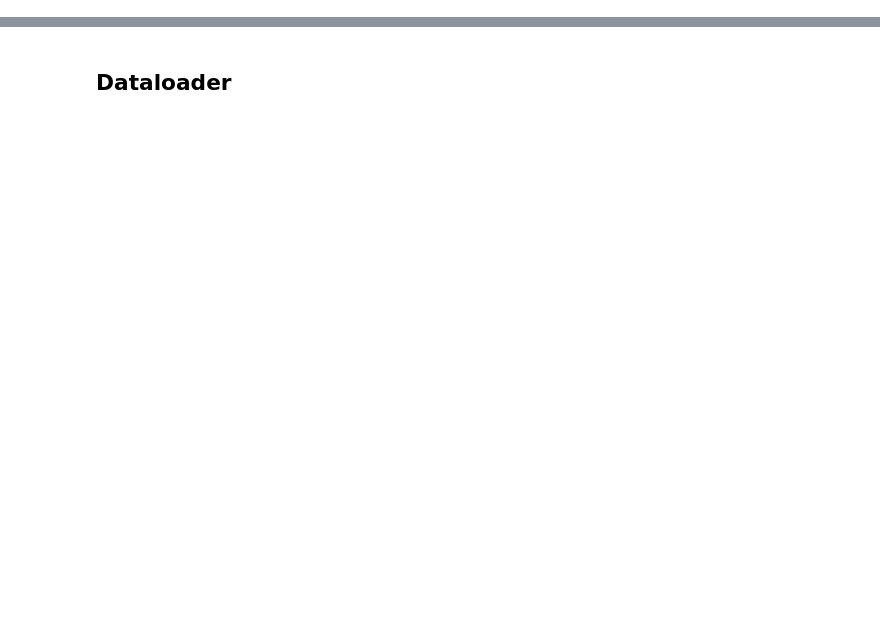
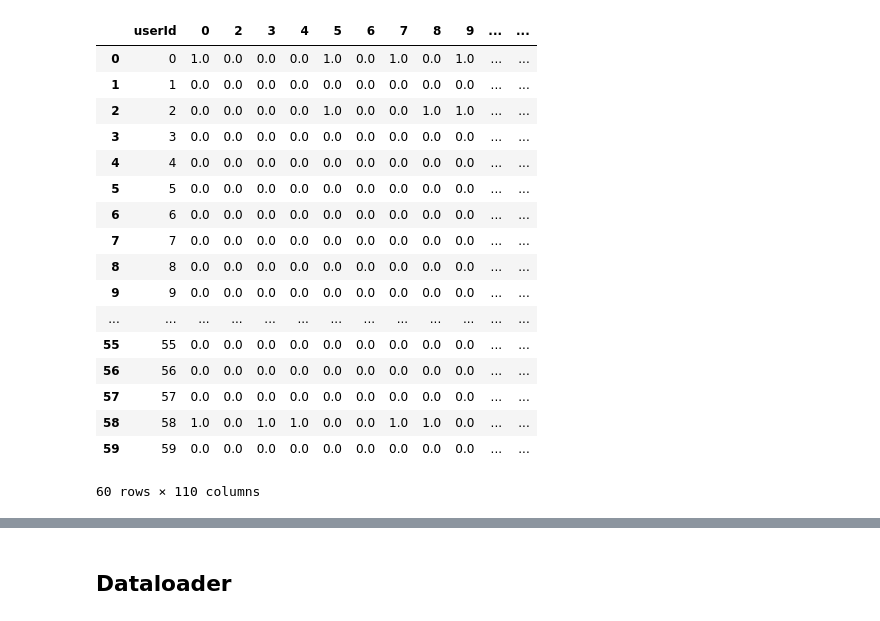
Before and after one commit to ML-Response-Unit/recsys_pipes, a Jupyter notebook: research/Training_Deep_AE.ipynb, the cells around one changed output, grey strips where cells are left out. Cells and saved outputs as stored; diff of their text form; code cells hidden in the pictures; blank space fills up the shorter version.

```diff
--- a/research/Training_Deep_AE.ipynb
+++ b/research/Training_Deep_AE.ipynb
@@ -19,13 +16,38 @@ from livelossplot import PlotLosses
 # %%
 from sklearn.model_selection import train_test_split
 
-data = pd.read_csv("../data/dataset.csv") * 10
+data = pd.read_csv("../data/dataset.csv")
+# data["interaction"] = 1
 data = pd.pivot_table(data, index="user_id", columns="car_id", values="interaction").reset_index().rename_axis(None, axis=1)
+data = data.fillna(0)
 data = data.rename(columns={"user_id":"userId"})
 
-train_data, test_data = data.iloc[:60], data.iloc[60:]
-train_data.to_csv("pivot_train.csv", index=False)
-test_data.to_csv("pivot_test.csv", index=False)
+test_split = 0.2
+
+train_data, test_data = data.iloc[:int(len(data) * (1-test_split))], data.iloc[:int(len(data) * test_split)]
+train_data.to_csv("../data/pivot_actions_train.csv", index=False)
+test_data.to_csv("../data/pivot_actions_test.csv", index=False)
+# %%
+train_data
+# %% [output]
+|  | userId | 0 | 2 | 3 | 4 | 5 | 6 | 7 | 8 | 9 | ... | ... |
+| 0 | 0 | 1.0 | 0.0 | 0.0 | 0.0 | 1.0 | 0.0 | 1.0 | 0.0 | 1.0 | ... | ... |
+| 1 | 1 | 0.0 | 0.0 | 0.0 | 0.0 | 0.0 | 0.0 | 0.0 | 0.0 | 0.0 | ... | ... |
+| 2 | 2 | 0.0 | 0.0 | 0.0 | 0.0 | 1.0 | 0.0 | 0.0 | 1.0 | 1.0 | ... | ... |
+| 3 | 3 | 0.0 | 0.0 | 0.0 | 0.0 | 0.0 | 0.0 | 0.0 | 0.0 | 0.0 | ... | ... |
+| 4 | 4 | 0.0 | 0.0 | 0.0 | 0.0 | 0.0 | 0.0 | 0.0 | 0.0 | 0.0 | ... | ... |
+| 5 | 5 | 0.0 | 0.0 | 0.0 | 0.0 | 0.0 | 0.0 | 0.0 | 0.0 | 0.0 | ... | ... |
+| 6 | 6 | 0.0 | 0.0 | 0.0 | 0.0 | 0.0 | 0.0 | 0.0 | 0.0 | 0.0 | ... | ... |
+| 7 | 7 | 0.0 | 0.0 | 0.0 | 0.0 | 0.0 | 0.0 | 0.0 | 0.0 | 0.0 | ... | ... |
+| 8 | 8 | 0.0 | 0.0 | 0.0 | 0.0 | 0.0 | 0.0 | 0.0 | 0.0 | 0.0 | ... | ... |
+| 9 | 9 | 0.0 | 0.0 | 0.0 | 0.0 | 0.0 | 0.0 | 0.0 | 0.0 | 0.0 | ... | ... |
+| ... | ... | ... | ... | ... | ... | ... | ... | ... | ... | ... | ... | ... |
+| 55 | 55 | 0.0 | 0.0 | 0.0 | 0.0 | 0.0 | 0.0 | 0.0 | 0.0 | 0.0 | ... | ... |
+| 56 | 56 | 0.0 | 0.0 | 0.0 | 0.0 | 0.0 | 0.0 | 0.0 | 0.0 | 0.0 | ... | ... |
+| 57 | 57 | 0.0 | 0.0 | 0.0 | 0.0 | 0.0 | 0.0 | 0.0 | 0.0 | 0.0 | ... | ... |
+| 58 | 58 | 1.0 | 0.0 | 1.0 | 1.0 | 0.0 | 0.0 | 1.0 | 1.0 | 0.0 | ... | ... |
+| 59 | 59 | 0.0 | 0.0 | 0.0 | 0.0 | 0.0 | 0.0 | 0.0 | 0.0 | 0.0 | ... | ... |
+60 rows × 110 columns
 # %%
 class TrainDataset(Dataset):
     def __init__(self, train_file, transform=None):
```
Also changed, not shown: parts of 20 cells of this notebook, 6 other files.
